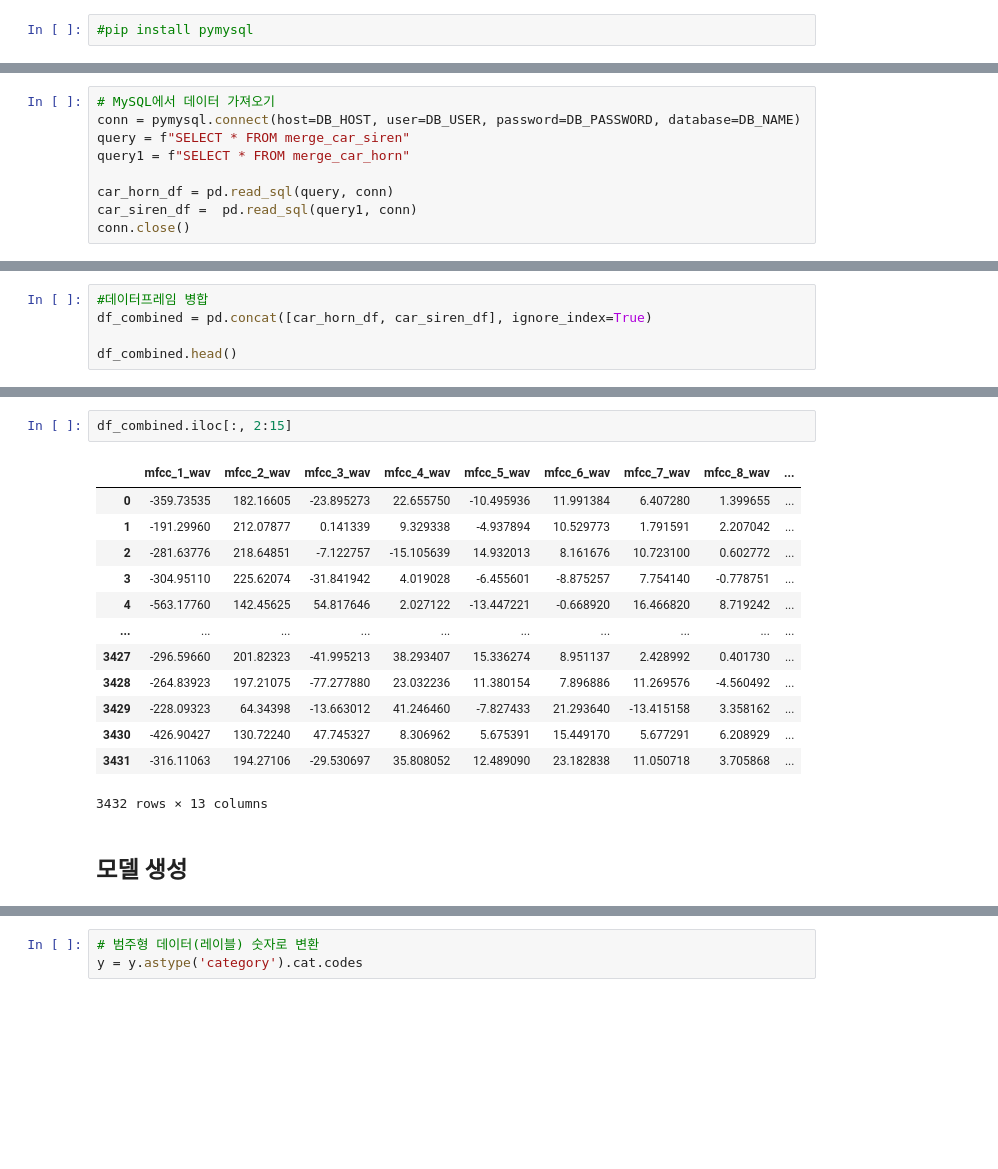
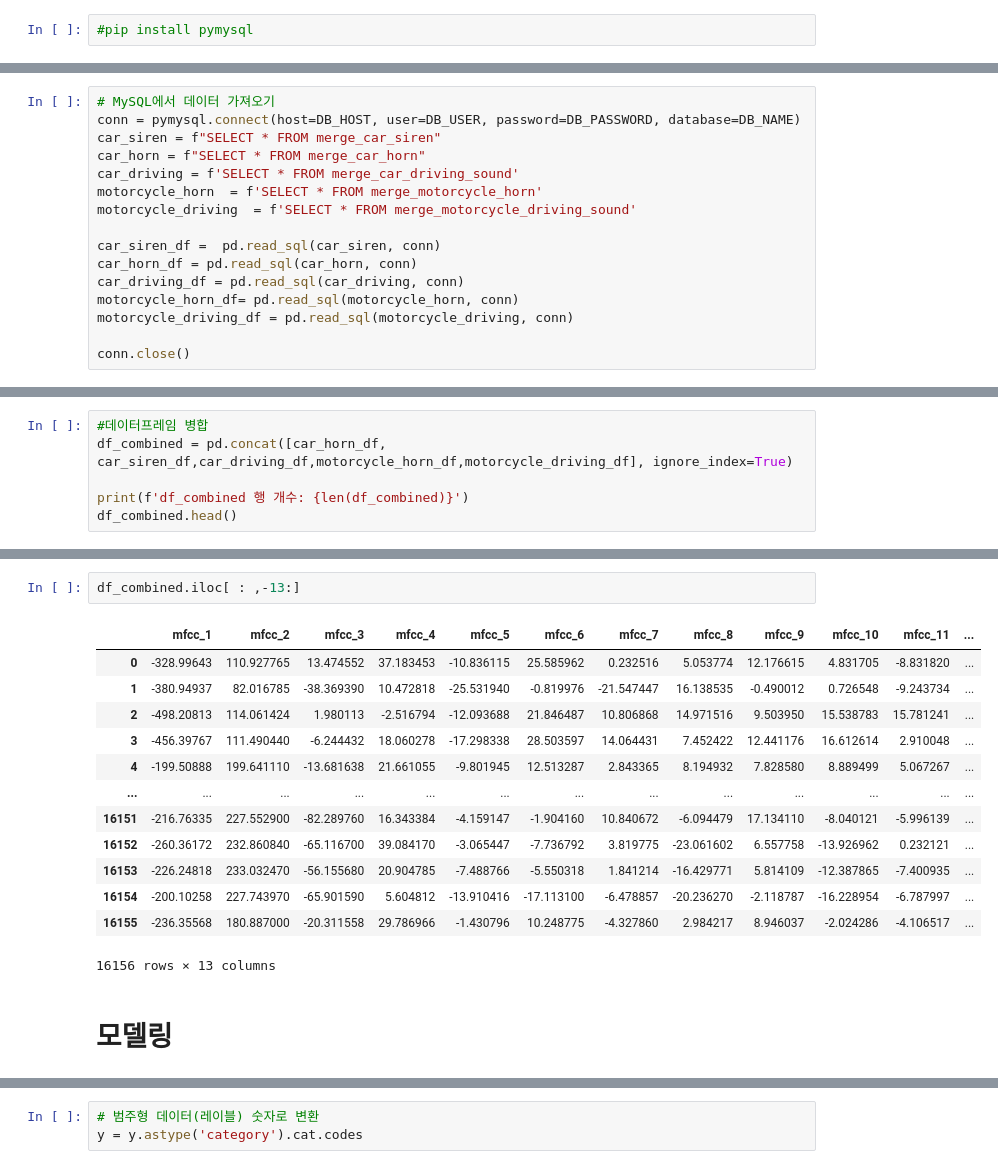
Before and after one commit to selina7704/noise-data-platform, a Jupyter notebook: ES/mysql data to ml.ipynb, the cells around one changed output, grey strips where cells are left out. Saved outputs shown, nothing was run; the diff lists cells and outputs as text; blank space fills up the shorter version.

```diff
--- a/ES/mysql data to ml.ipynb
+++ b/ES/mysql data to ml.ipynb
@@ -19,10 +24,17 @@ DB_NAME = "my_db"
 # %%
 # MySQL에서 데이터 가져오기
 conn = pymysql.connect(host=DB_HOST, user=DB_USER, password=DB_PASSWORD, database=DB_NAME)
-query = f"SELECT * FROM merge_car_siren"
-query1 = f"SELECT * FROM merge_car_horn"
+car_siren = f"SELECT * FROM merge_car_siren"
+car_horn = f"SELECT * FROM merge_car_horn"
+car_driving = f'SELECT * FROM merge_car_driving_sound'
+motorcycle_horn  = f'SELECT * FROM merge_motorcycle_horn'
+motorcycle_driving  = f'SELECT * FROM merge_motorcycle_driving_sound'
 
-car_horn_df = pd.read_sql(query, conn)
-car_siren_df =  pd.read_sql(query1, conn)
+car_siren_df =  pd.read_sql(car_siren, conn)
+car_horn_df = pd.read_sql(car_horn, conn)
+car_driving_df = pd.read_sql(car_driving, conn)
+motorcycle_horn_df= pd.read_sql(motorcycle_horn, conn)
+motorcycle_driving_df = pd.read_sql(motorcycle_driving, conn)
+
 conn.close()
 # %% [markdown]
@@ -66,6 +100,7 @@ car_horn_df.iloc[0:5,15:]
 # %%
 #데이터프레임 병합
-df_combined = pd.concat([car_horn_df, car_siren_df], ignore_index=True)
+df_combined = pd.concat([car_horn_df, car_siren_df,car_driving_df,motorcycle_horn_df,motorcycle_driving_df], ignore_index=True)
 
+print(f'df_combined 행 개수: {len(df_combined)}')
 df_combined.head()
 # %% [output]
@@ -79,21 +115,21 @@ df_combined.head()
 # %%
-df_combined.iloc[:, 2:15]
+df_combined.iloc[ : ,-13:]
 # %% [output]
-|  | mfcc_1_wav | mfcc_2_wav | mfcc_3_wav | mfcc_4_wav | mfcc_5_wav | mfcc_6_wav | mfcc_7_wav | mfcc_8_wav | ... |
-| 0 | -359.73535 | 182.16605 | -23.895273 | 22.655750 | -10.495936 | 11.991384 | 6.407280 | 1.399655 | ... |
-| 1 | -191.29960 | 212.07877 | 0.141339 | 9.329338 | -4.937894 | 10.529773 | 1.791591 | 2.207042 | ... |
-| 2 | -281.63776 | 218.64851 | -7.122757 | -15.105639 | 14.932013 | 8.161676 | 10.723100 | 0.602772 | ... |
-| 3 | -304.95110 | 225.62074 | -31.841942 | 4.019028 | -6.455601 | -8.875257 | 7.754140 | -0.778751 | ... |
-| 4 | -563.17760 | 142.45625 | 54.817646 | 2.027122 | -13.447221 | -0.668920 | 16.466820 | 8.719242 | ... |
-| ... | ... | ... | ... | ... | ... | ... | ... | ... | ... |
-| 3427 | -296.59660 | 201.82323 | -41.995213 | 38.293407 | 15.336274 | 8.951137 | 2.428992 | 0.401730 | ... |
-| 3428 | -264.83923 | 197.21075 | -77.277880 | 23.032236 | 11.380154 | 7.896886 | 11.269576 | -4.560492 | ... |
-| 3429 | -228.09323 | 64.34398 | -13.663012 | 41.246460 | -7.827433 | 21.293640 | -13.415158 | 3.358162 | ... |
-| 3430 | -426.90427 | 130.72240 | 47.745327 | 8.306962 | 5.675391 | 15.449170 | 5.677291 | 6.208929 | ... |
-| 3431 | -316.11063 | 194.27106 | -29.530697 | 35.808052 | 12.489090 | 23.182838 | 11.050718 | 3.705868 | ... |
+|  | mfcc_1 | mfcc_2 | mfcc_3 | mfcc_4 | mfcc_5 | mfcc_6 | mfcc_7 | mfcc_8 | mfcc_9 | mfcc_10 | mfcc_11 | ... |
+| 0 | -328.99643 | 110.927765 | 13.474552 | 37.183453 | -10.836115 | 25.585962 | 0.232516 | 5.053774 | 12.176615 | 4.831705 | -8.831820 | ... |
+| 1 | -380.94937 | 82.016785 | -38.369390 | 10.472818 | -25.531940 | -0.819976 | -21.547447 | 16.138535 | -0.490012 | 0.726548 | -9.243734 | ... |
+| 2 | -498.20813 | 114.061424 | 1.980113 | -2.516794 | -12.093688 | 21.846487 | 10.806868 | 14.971516 | 9.503950 | 15.538783 | 15.781241 | ... |
+| 3 | -456.39767 | 111.490440 | -6.244432 | 18.060278 | -17.298338 | 28.503597 | 14.064431 | 7.452422 | 12.441176 | 16.612614 | 2.910048 | ... |
+| 4 | -199.50888 | 199.641110 | -13.681638 | 21.661055 | -9.801945 | 12.513287 | 2.843365 | 8.194932 | 7.828580 | 8.889499 | 5.067267 | ... |
+| ... | ... | ... | ... | ... | ... | ... | ... | ... | ... | ... | ... | ... |
+| 16151 | -216.76335 | 227.552900 | -82.289760 | 16.343384 | -4.159147 | -1.904160 | 10.840672 | -6.094479 | 17.134110 | -8.040121 | -5.996139 | ... |
+| 16152 | -260.36172 | 232.860840 | -65.116700 | 39.084170 | -3.065447 | -7.736792 | 3.819775 | -23.061602 | 6.557758 | -13.926962 | 0.232121 | ... |
+| 16153 | -226.24818 | 233.032470 | -56.155680 | 20.904785 | -7.488766 | -5.550318 | 1.841214 | -16.429771 | 5.814109 | -12.387865 | -7.400935 | ... |
+| 16154 | -200.10258 | 227.743970 | -65.901590 | 5.604812 | -13.910416 | -17.113100 | -6.478857 | -20.236270 | -2.118787 | -16.228954 | -6.787997 | ... |
+| 16155 | -236.35568 | 180.887000 | -20.311558 | 29.786966 | -1.430796 | 10.248775 | -4.327860 | 2.984217 | 8.946037 | -2.024286 | -4.106517 | ... |
-3432 rows × 13 columns
+16156 rows × 13 columns
 # %% [markdown]
-## 모델 생성
+# 모델링
 # %%
 #import os
 #os.environ['TF_CPP_MIN_LOG_LEVEL'] = '2'  # warning 메시지 숨기기
```
Also changed, not shown: parts of 17 cells of this notebook.
